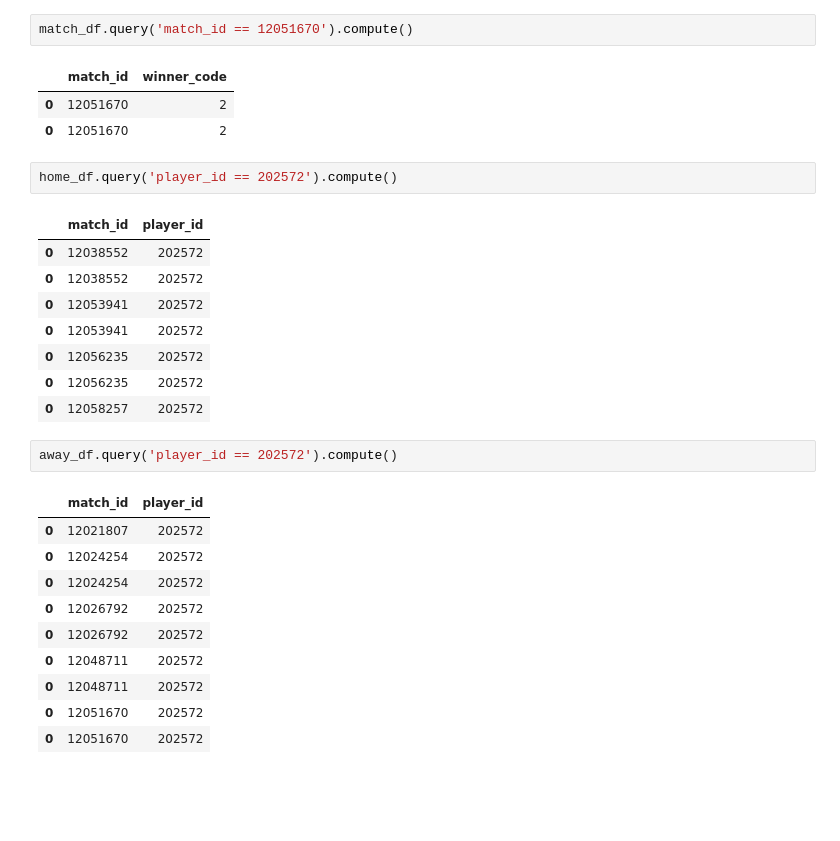
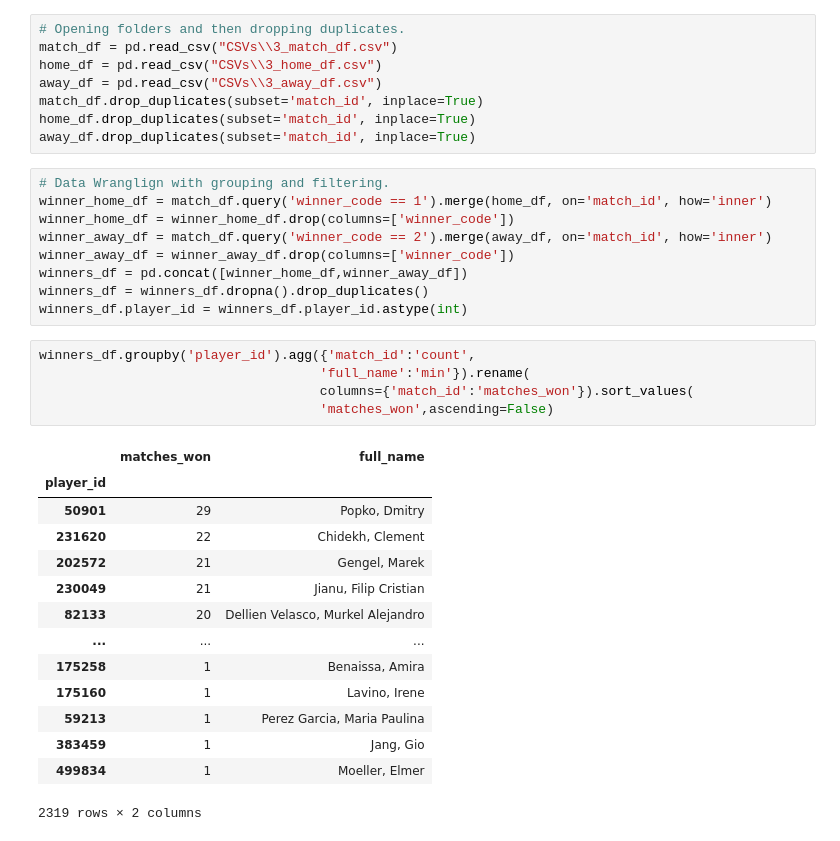
Before and after one commit to HosseinMohammadi00427/Analysis-Project, a Jupyter notebook: Project.ipynb, the cells around one changed output. Cells and saved outputs as stored; diff of their text form; blank space fills up the shorter version.

```diff
--- a/Project.ipynb
+++ b/Project.ipynb
@@ -107,30 +93,37 @@ df____.groupby('player_id').count().sort_values('match_id',ascending=False).comp
-# %%
-match_df.query('match_id == 12051670').compute()
-# %% [output]
-|  | match_id | winner_code |
-| 0 | 12051670 | 2 |
-| 0 | 12051670 | 2 |
-# %%
-home_df.query('player_id == 202572').compute()
-# %% [output]
-|  | match_id | player_id |
-| 0 | 12038552 | 202572 |
-| 0 | 12038552 | 202572 |
-| 0 | 12053941 | 202572 |
-| 0 | 12053941 | 202572 |
-| 0 | 12056235 | 202572 |
-| 0 | 12056235 | 202572 |
-| 0 | 12058257 | 202572 |
-# %%
-away_df.query('player_id == 202572').compute()
-# %% [output]
-|  | match_id | player_id |
-| 0 | 12021807 | 202572 |
-| 0 | 12024254 | 202572 |
-| 0 | 12024254 | 202572 |
-| 0 | 12026792 | 202572 |
-| 0 | 12026792 | 202572 |
-| 0 | 12048711 | 202572 |
-| 0 | 12048711 | 202572 |
-| 0 | 12051670 | 202572 |
-| 0 | 12051670 | 202572 |
+# %%
+# Opening folders and then dropping duplicates.
+match_df = pd.read_csv("CSVs\\3_match_df.csv")
+home_df = pd.read_csv("CSVs\\3_home_df.csv")
+away_df = pd.read_csv("CSVs\\3_away_df.csv")
+match_df.drop_duplicates(subset='match_id', inplace=True)
+home_df.drop_duplicates(subset='match_id', inplace=True)
+away_df.drop_duplicates(subset='match_id', inplace=True)
+# %%
+# Data Wranglign with grouping and filtering.
+winner_home_df = match_df.query('winner_code == 1').merge(home_df, on='match_id', how='inner')
+winner_home_df = winner_home_df.drop(columns=['winner_code'])
+winner_away_df = match_df.query('winner_code == 2').merge(away_df, on='match_id', how='inner')
+winner_away_df = winner_away_df.drop(columns=['winner_code'])
+winners_df = pd.concat([winner_home_df,winner_away_df])
+winners_df = winners_df.dropna().drop_duplicates()
+winners_df.player_id = winners_df.player_id.astype(int)
+# %%
+winners_df.groupby('player_id').agg({'match_id':'count',
+                                    'full_name':'min'}).rename(
+                                    columns={'match_id':'matches_won'}).sort_values(
+                                    'matches_won',ascending=False)
+# %% [output]
+|  | matches_won | full_name |
+| player_id |  |  |
+| 50901 | 29 | Popko, Dmitry |
+| 231620 | 22 | Chidekh, Clement |
+| 202572 | 21 | Gengel, Marek |
+| 230049 | 21 | Jianu, Filip Cristian |
+| 82133 | 20 | Dellien Velasco, Murkel Alejandro |
+| ... | ... | ... |
+| 175258 | 1 | Benaissa, Amira |
+| 175160 | 1 | Lavino, Irene |
+| 59213 | 1 | Perez Garcia, Maria Paulina |
+| 383459 | 1 | Jang, Gio |
+| 499834 | 1 | Moeller, Elmer |
+2319 rows × 2 columns
```
Also changed, not shown: parts of 14 cells of this notebook, 1 other file.
